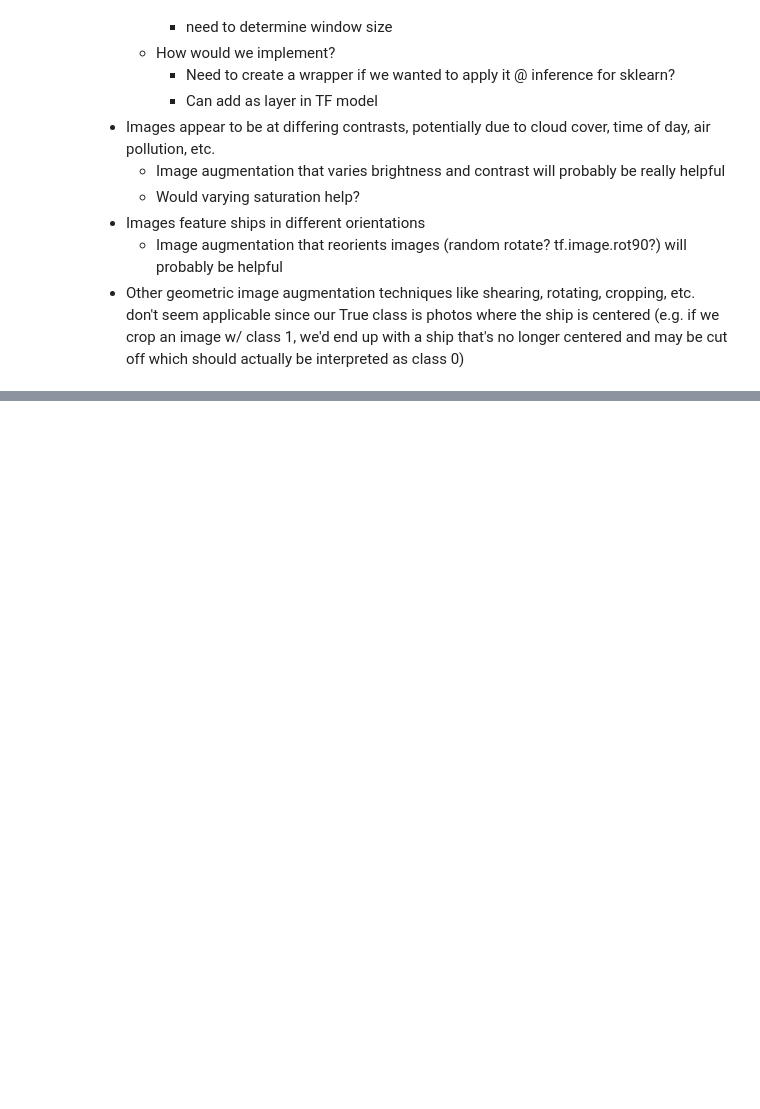
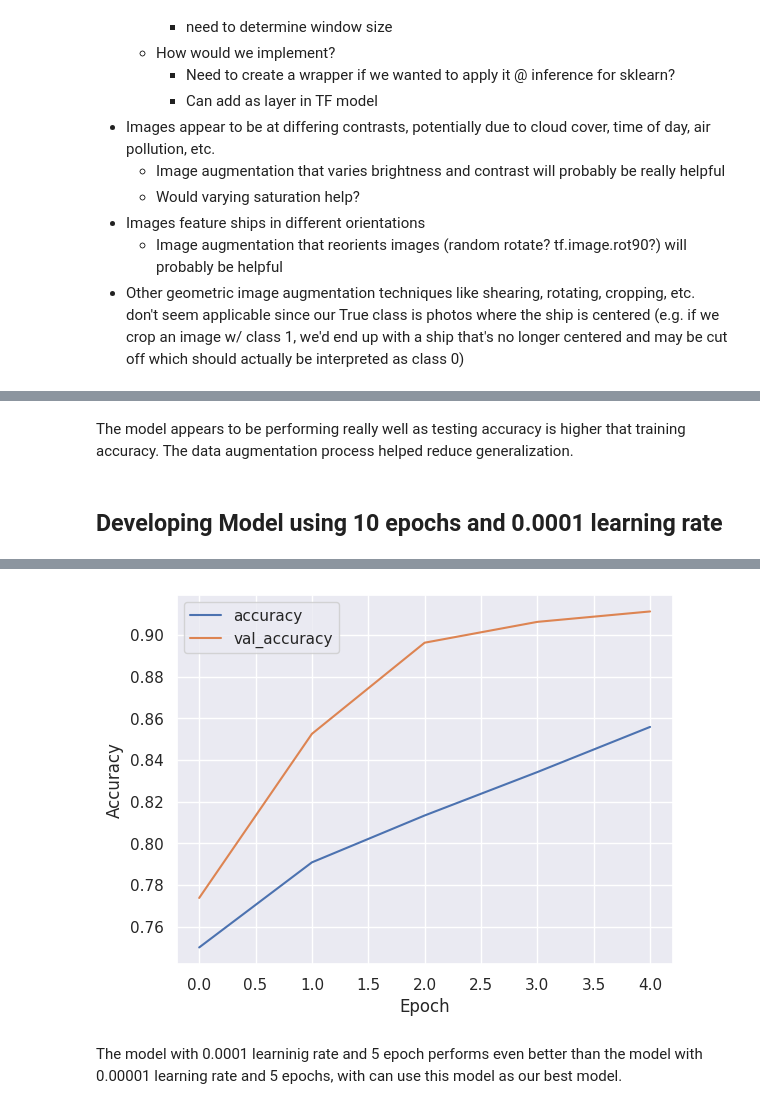
Before and after one commit to kennyalexlin/satellite-ships-classifier, a Jupyter notebook: kl_eda.ipynb, the cells around one changed output, grey strips where cells are left out. Saved outputs shown, nothing was run; the diff lists cells and outputs as text; code cells hidden in the pictures; blank space fills up the shorter version.

```diff
--- a/kl_eda.ipynb
+++ b/kl_eda.ipynb
@@ -69,0 +229,50 @@ plt.show()
+# %% [markdown]
+The model appears to be performing really well as testing accuracy is higher that training accuracy. The data augmentation process helped reduce generalization.
+# %% [markdown]
+## Developing Model using 10 epochs and 0.0001 learning rate
+# %%
+# Define the CNN model architecture
+model = models.Sequential([
+    layers.Conv2D(32, (3, 3), activation='relu', input_shape=(80, 80, 3)),
+    layers.MaxPooling2D((2, 2)),
+    layers.Conv2D(64, (3, 3), activation='relu'),
+    layers.MaxPooling2D((2, 2)),
+    layers.Conv2D(128, (3, 3), activation='relu'),
+    layers.MaxPooling2D((2, 2)),
+    layers.Flatten(),
+    layers.Dense(128, activation='relu'),
+    layers.Dense(1, activation='sigmoid')  # Output layer with sigmoid activation for binary classification
+])
+
+# Compile the model
+model.compile(optimizer=tf.keras.optimizers.Adam(learning_rate=0.0001), loss='binary_crossentropy', metrics=['accuracy'])
+
+# Data augmentation to improve generalization
+datagen = ImageDataGenerator(
+    rotation_range=20,
+    width_shift_range=0.2,
+    height_shift_range=0.2,
+    shear_range=0.2,
+    zoom_range=0.2,
+    horizontal_flip=True,
+    fill_mode='nearest')
+
+datagen.fit(X_train)
+
+# Train the model
+history = model.fit(datagen.flow(X_train, y_train, batch_size=32),
+                    steps_per_epoch=len(X_train) / 32, epochs=5, validation_data=(X_val, y_val))
+
+# Evaluate the model
+test_loss, test_accuracy = model.evaluate(X_test, y_test)
+print("Test Accuracy:", test_accuracy)
+
+# Plot training history
+
+plt.plot(history.history['accuracy'], label='accuracy')
+plt.plot(history.history['val_accuracy'], label='val_accuracy')
+plt.xlabel('Epoch')
+plt.ylabel('Accuracy')
+plt.legend()
+plt.show()
+# %% [output]
@@ -69,0 +291,3 @@ plt.show()
+[figure, added]
+# %% [markdown]
+The model with 0.0001 learninig rate and 5 epoch performs even better than the model with 0.00001 learning rate and 5 epochs, with can use this model as our best model.
```
Also changed, not shown: parts of 16 cells of this notebook.
